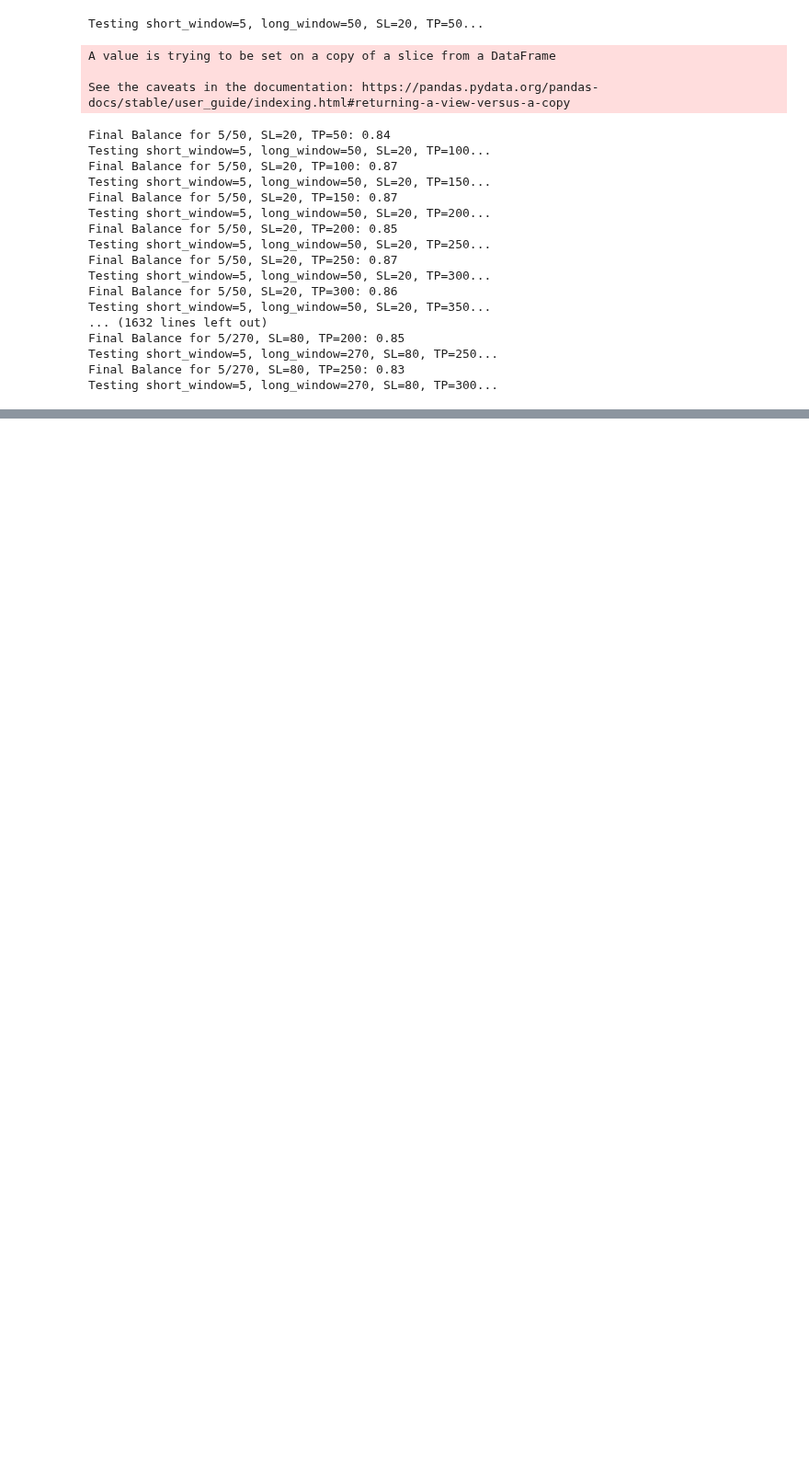
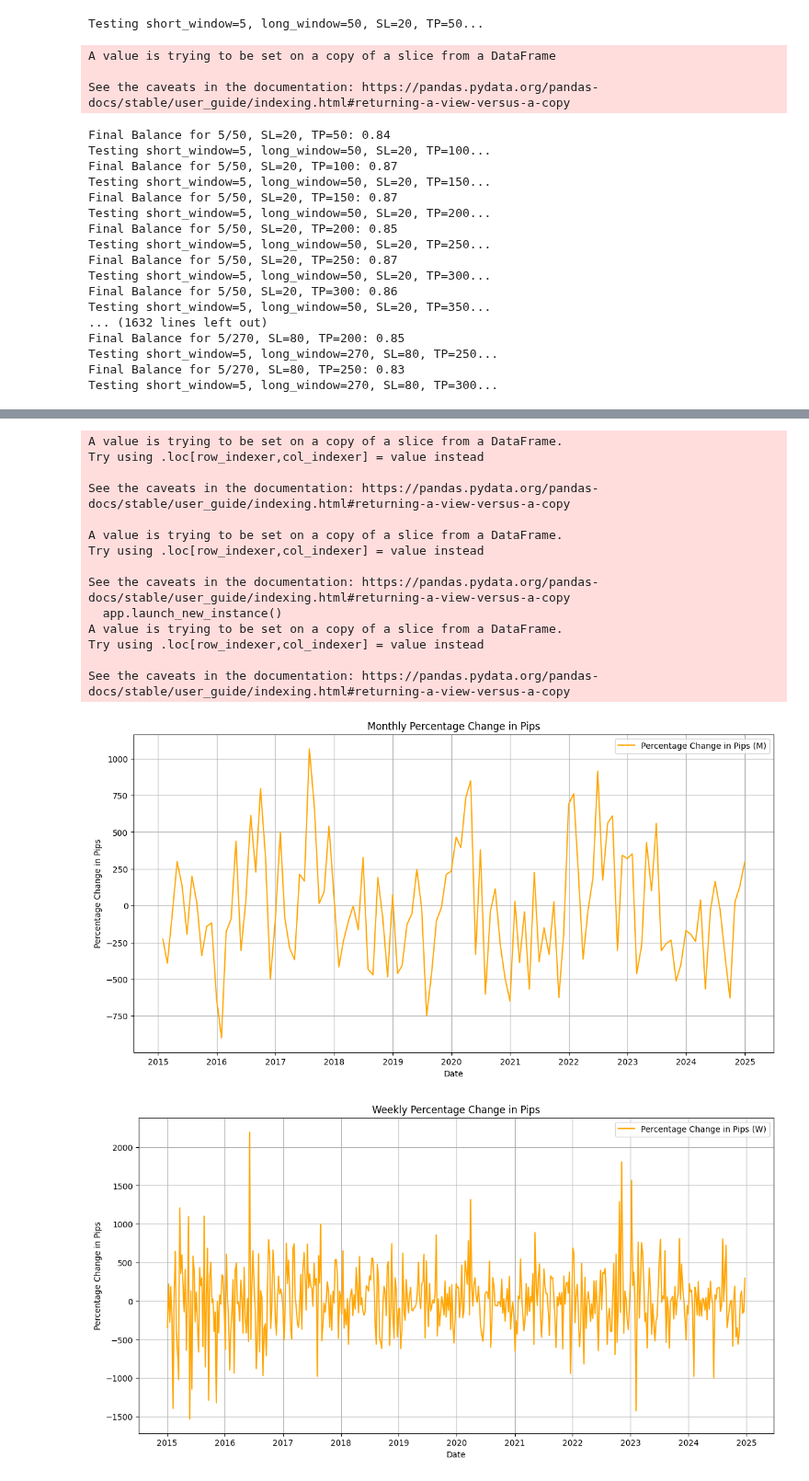
Before and after one commit to Iftekhar-mobin/Make_Money_with_Tensorflow_2.0, a Jupyter notebook: forexPredictor/optimal values for MAs.ipynb, the cells around one changed output, grey strips where cells are left out. Shown at 92% size. Cells and saved outputs as stored; diff of their text form; code cells hidden in the pictures; blank space fills up the shorter version.

```diff
--- a/forexPredictor/optimal values for MAs.ipynb
+++ b/forexPredictor/optimal values for MAs.ipynb
@@ -350,0 +397,73 @@ Testing short_window=5, long_window=270, SL=80, TP=300...
+# %%
+import pandas as pd
+import numpy as np
+import matplotlib.pyplot as plt
+
+# Example synthetic data (replace with your actual data)
+# data = pd.read_csv('your_stock_data.csv')  # Replace with your data
+
+# Example data (replace with your actual 'Close' column data)
+# data = pd.DataFrame({
+#     'Date': pd.date_range(start="2023-01-01", periods=200, freq='D'),
+#     'Close': np.random.randn(200).cumsum() + 100  # Random data for illustration
+# })
+data.set_index('Date', inplace=True)
+
+# Calculate the change in pips
+data['Prev_Close'] = data['Close'].shift(1)  # Previous day's closing price
+data['Change_in_Pips'] = (data['Close'] - data['Prev_Close']) * 10000  # Multiply by 10,000 to get pips
+
+# Calculate the percentage change in pips
+data['Percentage_Change_in_Pips'] = (data['Change_in_Pips'] / data['Prev_Close']) * 100
+
+# Drop the first row because it will have NaN values for the first 'Prev_Close' and 'Change_in_Pips'
+data = data.dropna()
+
+# Function to plot percentage change in pips for different time frames
+def plot_percentage_change(data, freq, title):
+    # Resample the data based on the desired frequency
+    resampled_data = data.resample(freq).last()
+    resampled_data['Percentage_Change_in_Pips'] = (resampled_data['Change_in_Pips'] / resampled_data['Prev_Close']) * 100
+
+    # Plot the data
+    plt.figure(figsize=(14, 7))
+    plt.plot(resampled_data.index, resampled_data['Percentage_Change_in_Pips'], label=f"Percentage Change in Pips ({freq})", color="orange")
+    plt.title(title)
+    plt.xlabel("Date")
+    plt.ylabel("Percentage Change in Pips")
+    plt.legend(loc="best")
+    plt.grid(True)
+    plt.show()
+
+# Plot Monthly Change
+plot_percentage_change(data, 'M', "Monthly Percentage Change in Pips")
+
+# Plot Weekly Change
+plot_percentage_change(data, 'W', "Weekly Percentage Change in Pips")
+
+# Plot Daily Change
+plt.figure(figsize=(14, 7))
+plt.plot(data.index, data['Percentage_Change_in_Pips'], label="Daily Percentage Change in Pips", color="orange")
+plt.title("Daily Percentage Change in Pips")
+plt.xlabel("Date")
+plt.ylabel("Percentage Change in Pips")
+plt.legend(loc="best")
+plt.grid(True)
+plt.show()
+# %% [output]
+A value is trying to be set on a copy of a slice from a DataFrame.
+Try using .loc[row_indexer,col_indexer] = value instead
+
+See the caveats in the documentation: https://pandas.pydata.org/pandas-docs/stable/user_guide/indexing.html#returning-a-view-versus-a-copy
+
+A value is trying to be set on a copy of a slice from a DataFrame.
+Try using .loc[row_indexer,col_indexer] = value instead
+
+See the caveats in the documentation: https://pandas.pydata.org/pandas-docs/stable/user_guide/indexing.html#returning-a-view-versus-a-copy
+  app.launch_new_instance()
+A value is trying to be set on a copy of a slice from a DataFrame.
+Try using .loc[row_indexer,col_indexer] = value instead
+
+See the caveats in the documentation: https://pandas.pydata.org/pandas-docs/stable/user_guide/indexing.html#returning-a-view-versus-a-copy
+[figure, added]
+[figure, added]
```
Also changed, not shown: parts of 5 cells of this notebook.
